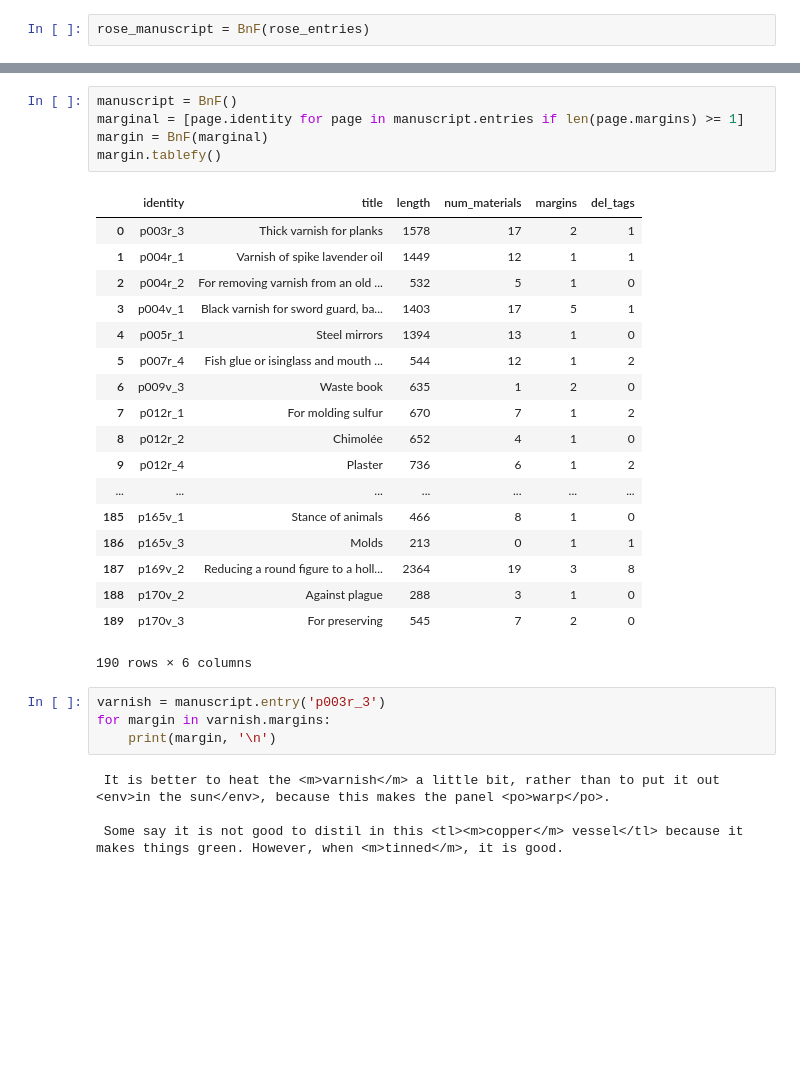
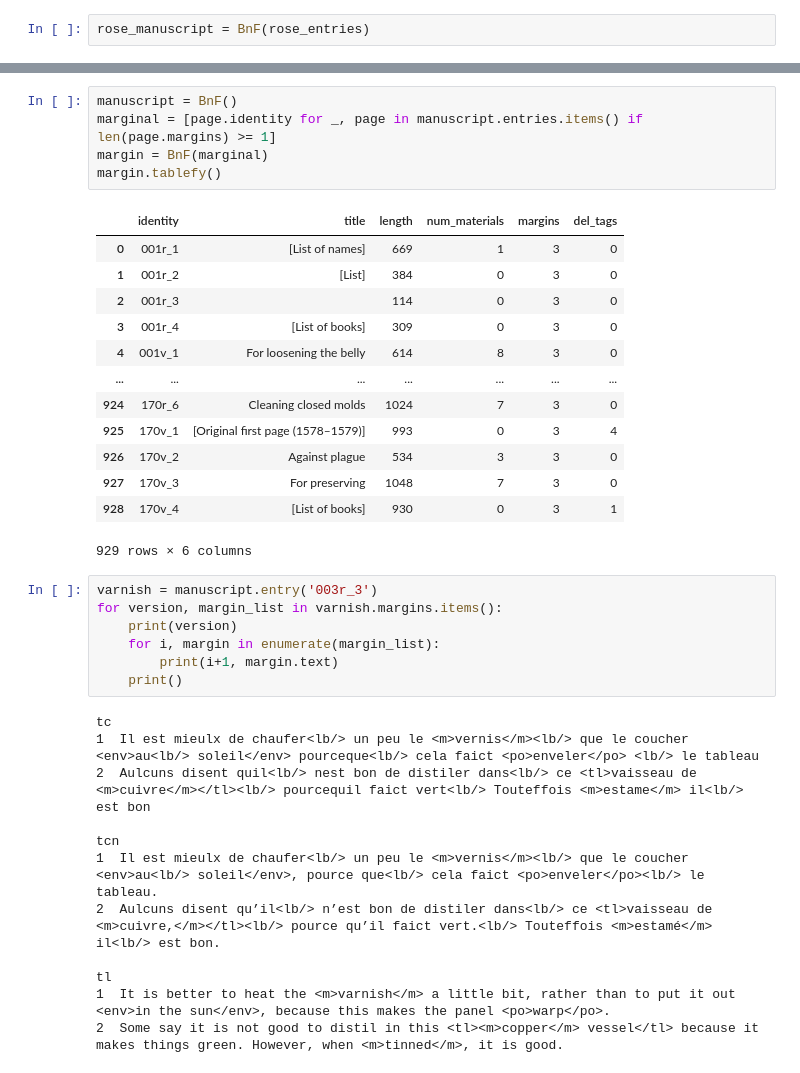
Before and after one commit to cu-mkp/manuscript-object, a Jupyter notebook: digital_manuscript.ipynb, the cells around one changed output, grey strips where cells are left out. Saved outputs shown, nothing was run; the diff lists cells and outputs as text; blank space fills up the shorter version.

```diff
--- a/digital_manuscript.ipynb
+++ b/digital_manuscript.ipynb
@@ -194,32 +239,38 @@ rose_manuscript.tablefy()
 # %%
 manuscript = BnF()
-marginal = [page.identity for page in manuscript.entries if len(page.margins) >= 1]
+marginal = [page.identity for _, page in manuscript.entries.items() if len(page.margins) >= 1]
 margin = BnF(marginal)
 margin.tablefy()
 # %% [output]
 |  | identity | title | length | num_materials | margins | del_tags |
-| 0 | p003r_3 | Thick varnish for planks | 1578 | 17 | 2 | 1 |
-| 1 | p004r_1 | Varnish of spike lavender oil | 1449 | 12 | 1 | 1 |
-| 2 | p004r_2 | For removing varnish from an old ... | 532 | 5 | 1 | 0 |
-| 3 | p004v_1 | Black varnish for sword guard, ba... | 1403 | 17 | 5 | 1 |
-| 4 | p005r_1 | Steel mirrors | 1394 | 13 | 1 | 0 |
-| 5 | p007r_4 | Fish glue or isinglass and mouth ... | 544 | 12 | 1 | 2 |
-| 6 | p009v_3 | Waste book | 635 | 1 | 2 | 0 |
-| 7 | p012r_1 | For molding sulfur | 670 | 7 | 1 | 2 |
-| 8 | p012r_2 | Chimolée | 652 | 4 | 1 | 0 |
-| 9 | p012r_4 | Plaster | 736 | 6 | 1 | 2 |
+| 0 | 001r_1 | [List of names] | 669 | 1 | 3 | 0 |
+| 1 | 001r_2 | [List] | 384 | 0 | 3 | 0 |
+| 2 | 001r_3 |  | 114 | 0 | 3 | 0 |
+| 3 | 001r_4 | [List of books] | 309 | 0 | 3 | 0 |
+| 4 | 001v_1 | For loosening the belly | 614 | 8 | 3 | 0 |
 | ... | ... | ... | ... | ... | ... | ... |
-| 185 | p165v_1 | Stance of animals | 466 | 8 | 1 | 0 |
-| 186 | p165v_3 | Molds | 213 | 0 | 1 | 1 |
-| 187 | p169v_2 | Reducing a round figure to a holl... | 2364 | 19 | 3 | 8 |
-| 188 | p170v_2 | Against plague | 288 | 3 | 1 | 0 |
-| 189 | p170v_3 | For preserving | 545 | 7 | 2 | 0 |
+| 924 | 170r_6 | Cleaning closed molds | 1024 | 7 | 3 | 0 |
+| 925 | 170v_1 | [Original first page (1578–1579)] | 993 | 0 | 3 | 4 |
+| 926 | 170v_2 | Against plague | 534 | 3 | 3 | 0 |
+| 927 | 170v_3 | For preserving | 1048 | 7 | 3 | 0 |
+| 928 | 170v_4 | [List of books] | 930 | 0 | 3 | 1 |
-190 rows × 6 columns
+929 rows × 6 columns
 # %%
-varnish = manuscript.entry('p003r_3')
-for margin in varnish.margins:
-    print(margin, '\n')
+varnish = manuscript.entry('003r_3')
+for version, margin_list in varnish.margins.items():
+    print(version)
+    for i, margin in enumerate(margin_list):
+        print(i+1, margin.text)
+    print()
 # %% [output]
- It is better to heat the <m>varnish</m> a little bit, rather than to put it out <env>in the sun</env>, because this makes the panel <po>warp</po>.
+tc
+1  Il est mieulx de chaufer<lb/> un peu le <m>vernis</m><lb/> que le coucher <env>au<lb/> soleil</env> pourceque<lb/> cela faict <po>enveler</po> <lb/> le tableau
+2  Aulcuns disent quil<lb/> nest bon de distiler dans<lb/> ce <tl>vaisseau de <m>cuivre</m></tl><lb/> pourcequil faict vert<lb/> Touteffois <m>estame</m> il<lb/> est bon
 
- Some say it is not good to distil in this <tl><m>copper</m> vessel</tl> because it makes things green. However, when <m>tinned</m>, it is good.
+tcn
+1  Il est mieulx de chaufer<lb/> un peu le <m>vernis</m><lb/> que le coucher <env>au<lb/> soleil</env>, pource que<lb/> cela faict <po>enveler</po><lb/> le tableau.
+2  Aulcuns disent qu’il<lb/> n’est bon de distiler dans<lb/> ce <tl>vaisseau de <m>cuivre,</m></tl><lb/> pource qu’il faict vert.<lb/> Touteffois <m>estamé</m> il<lb/> est bon.
+
+tl
+1  It is better to heat the <m>varnish</m> a little bit, rather than to put it out <env>in the sun</env>, because this makes the panel <po>warp</po>.
+2  Some say it is not good to distil in this <tl><m>copper</m> vessel</tl> because it makes things green. However, when <m>tinned</m>, it is good.
```
Also changed, not shown: parts of 16 cells of this notebook, 3 other files.
